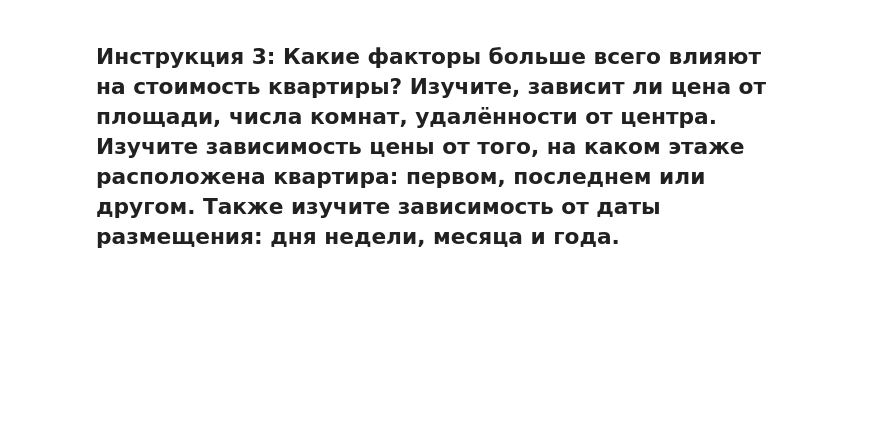
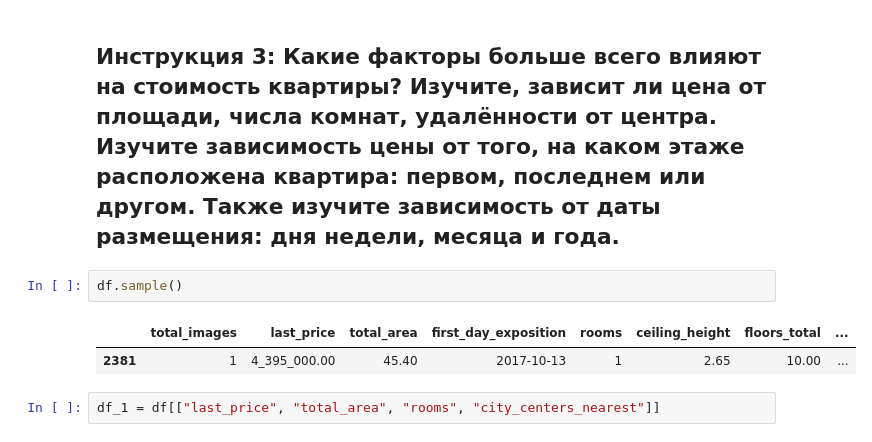
Before and after one commit to Alex-projects-hub/Research_of_advertisements_for_the_sale_of_apartments, a Jupyter notebook: Research_of_advertisements_for_the_sale_of_apartments.ipynb, the cells around one changed output. Cells and saved outputs as stored; diff of their text form; blank space fills up the shorter version.

```diff
--- a/Research_of_advertisements_for_the_sale_of_apartments.ipynb
+++ b/Research_of_advertisements_for_the_sale_of_apartments.ipynb
@@ -715,3 +719,10 @@ Name: days_exposition, dtype: float64
 Продажа обычно занимает в среднем 85 дней, мы видим это из сводной статистики и гистограммы. Предлагаю считать всё что ниже 25 % перцентиля слишком быстрой продажей, а всё что выше 75 % перцентиля слишком медленной продажей.
 # %% [markdown]
 ## Инструкция 3:  Какие факторы больше всего влияют на стоимость квартиры? Изучите, зависит ли цена от площади, числа комнат, удалённости от центра. Изучите зависимость цены от того, на каком этаже расположена квартира: первом, последнем или другом. Также изучите зависимость от даты размещения: дня недели, месяца и года.
+# %%
+df.sample()
+# %% [output]
+|  | total_images | last_price | total_area | first_day_exposition | rooms | ceiling_height | floors_total | ... |
+| 2381 | 1 | 4_395_000.00 | 45.40 | 2017-10-13 | 1 | 2.65 | 10.00 | ... |
+# %%
+df_1 = df[["last_price", "total_area", "rooms", "city_centers_nearest"]]
```
Also changed, not shown: parts of 5 cells of this notebook, 1 other file.
